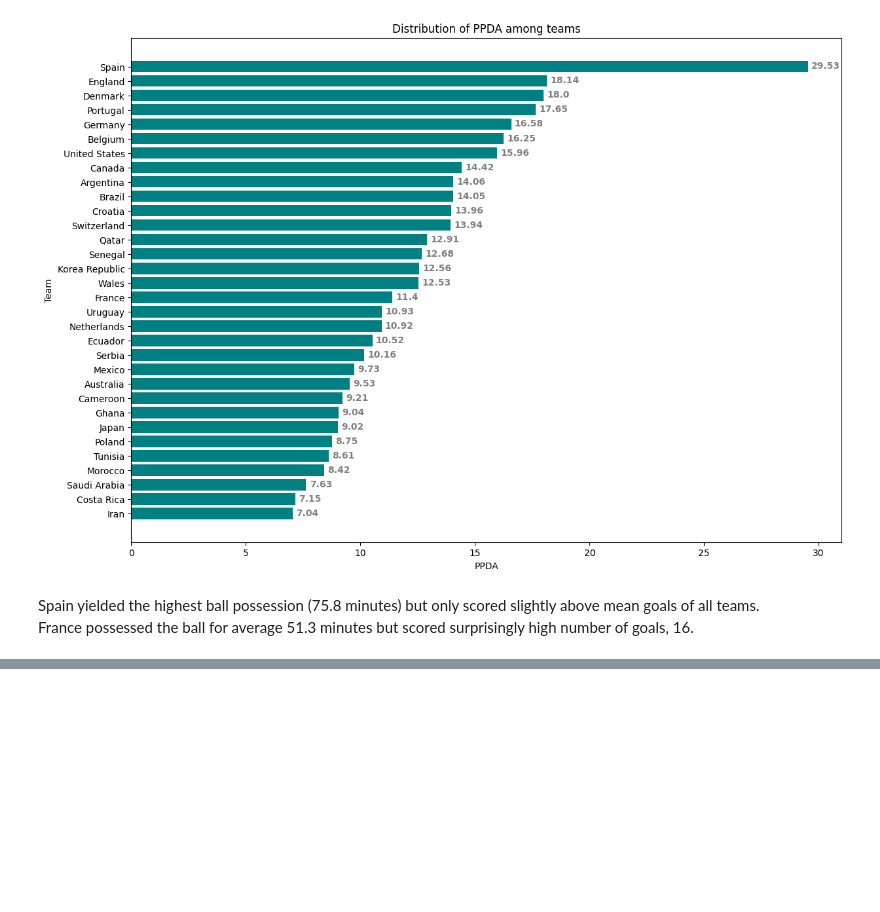
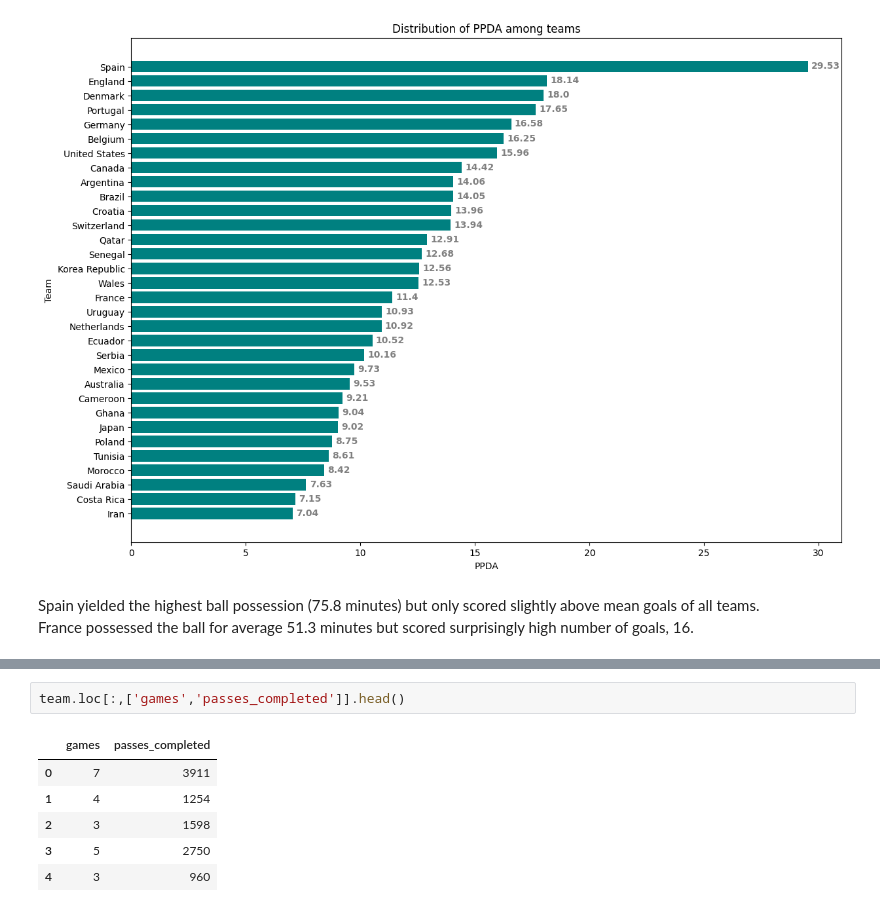
Before and after one commit to RayNguyent/World_Cup_2022, a Jupyter notebook: report.ipynb, the cells around one changed output, grey strips where cells are left out. Drawn from its saved outputs; the diff is of its cells as text; blank space fills up the shorter version.

```diff
--- a/report.ipynb
+++ b/report.ipynb
@@ -132,0 +141,9 @@ np.mean( team['goals'])
+# %%
+team.loc[:,['games','passes_completed']].head()
+# %% [output]
+|  | games | passes_completed |
+| 0 | 7 | 3911 |
+| 1 | 4 | 1254 |
+| 2 | 3 | 1598 |
+| 3 | 5 | 2750 |
+| 4 | 3 | 960 |
```
Also changed, not shown: parts of 4 cells of this notebook.
